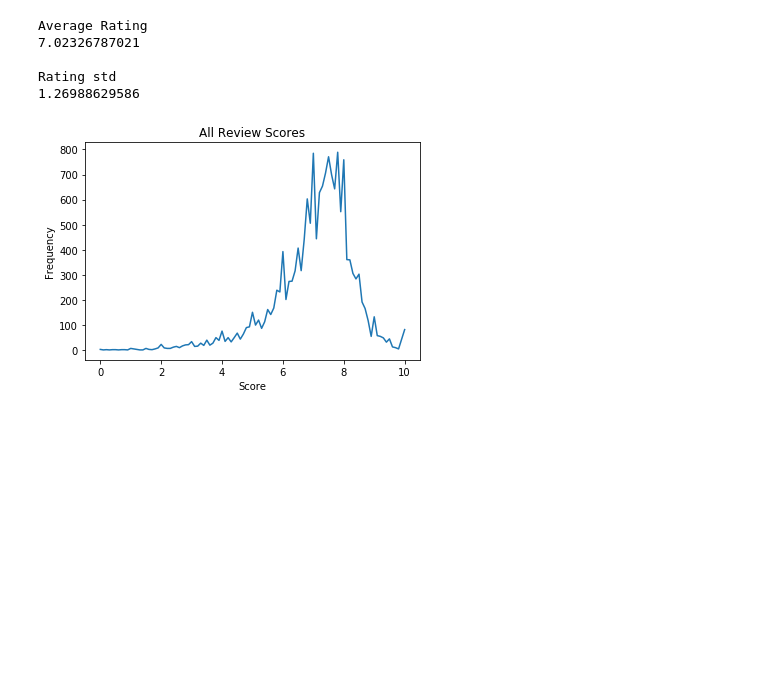
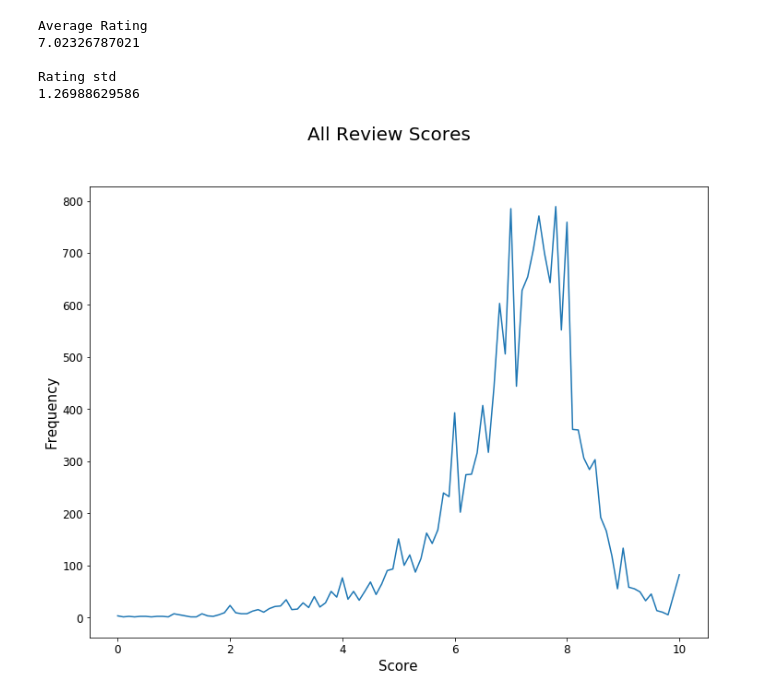
Before and after one commit to cfabian/pitchviews, a Jupyter notebook: numerical_analyses/score-exploration.ipynb, the cells around one changed output. Saved outputs shown, nothing was run; the diff lists cells and outputs as text; code cells hidden in the pictures; blank space fills up the shorter version.

```diff
--- a/numerical_analyses/score-exploration.ipynb
+++ b/numerical_analyses/score-exploration.ipynb
@@ -50,16 +53,22 @@ Rating std
 # %%
 %matplotlib inline
 
 score_freq = [len(list(group)) for key, group in groupby(scores)]
 unique_scores = list(set(scores))
 unique_scores.sort()
+
+f =plt.figure (figsize=(12, 9))
+
 plt.plot(unique_scores, score_freq, label = 'All Reviews')
-plt.title('All Review Scores')
-plt.xlabel('Score')
-plt.ylabel('Frequency')
+f .suptitle ('All Review Scores', fontsize=20)
+ax = f.add_subplot(111)
+ax .tick_params (labelsize=12)
+
+plt.xlabel('Score', fontsize=15)
+plt.ylabel('Frequency', fontsize=15)
 plt.show()
 # %% [output]
-[figure, old version]
+[figure, new version]
 # %%
 rap_reviews = [float(d['rating']) for d in data if d['genre'] == 'Rap']
 rock_reviews = [float(d['rating']) for d in data if d['genre'] == 'Rock']
```
Also changed, not shown: parts of 8 cells of this notebook.
